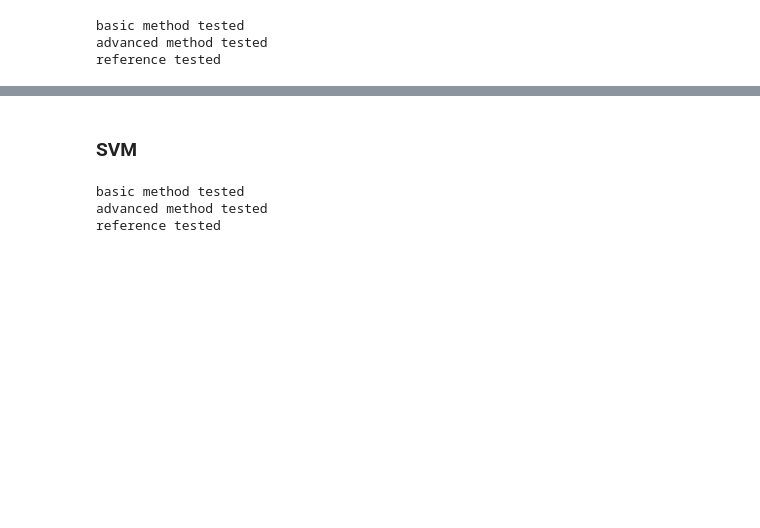
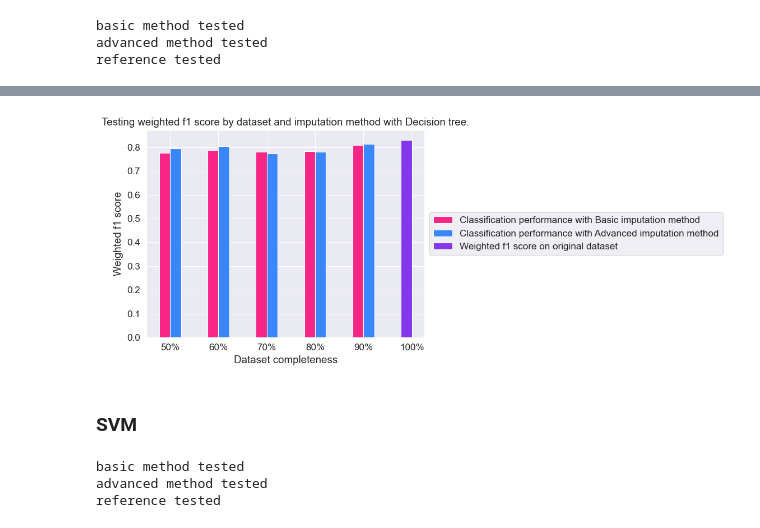
Before and after one commit to VladMarianCimpeanu/DIQ-assignment, a Jupyter notebook: code/adult_notebook_definitivo.ipynb, the cells around one changed output, grey strips where cells are left out. Drawn from its saved outputs; the diff is of its cells as text; code cells hidden in the pictures; blank space fills up the shorter version.

```diff
--- a/code/adult_notebook_definitivo.ipynb
+++ b/code/adult_notebook_definitivo.ipynb
@@ -455,3 +487,33 @@ for i in range(5):
+# %%
+labels = [f'{p}%' for p in range(50, 110, 10)]
+
+advanced_f1_plot = np.array(advanced_weighted_f1_score)
+basic_f1_plot = np.array(basic_weighted_f1_score)
+
+reference_f1_plot = reference_results[4]
+
+x = np.arange(len(labels))  # the label locations
+width = 0.45  # the width of the bars
+
+fig, ax = plt.subplots()
+
+rects1 = ax.bar(x[:-1] - width/4, basic_f1_plot, width / 2, label='Classification performance with Basic imputation method', color='#f72585')
+rects2 = ax.bar(x[: -1] + width/4, advanced_f1_plot, width / 2, label='Classification performance with Advanced imputation method', color='#3a86ff')
+
+rect_reference = ax.bar(x[-1] - width/4, reference_f1_plot, width / 2, label='Weighted f1 score on original dataset', color='#8338ec')
+
+
+# Add some text for labels, title and custom x-axis tick labels, etc.
+ax.set_ylabel('Weighted f1 score')
+ax.set_xlabel('Dataset completeness')
+ax.set_title('Testing weighted f1 score by dataset and imputation method with Decision tree.')
+ax.set_xticks(x, labels)
+
+plt.legend(loc='center left', bbox_to_anchor=(1, 0.5))
+
+plt.show()
+# %% [output]
+[figure, added]
 # %% [markdown]
 ### SVM
 # %%
```
Also changed, not shown: parts of 14 cells of this notebook, 1 other file.
